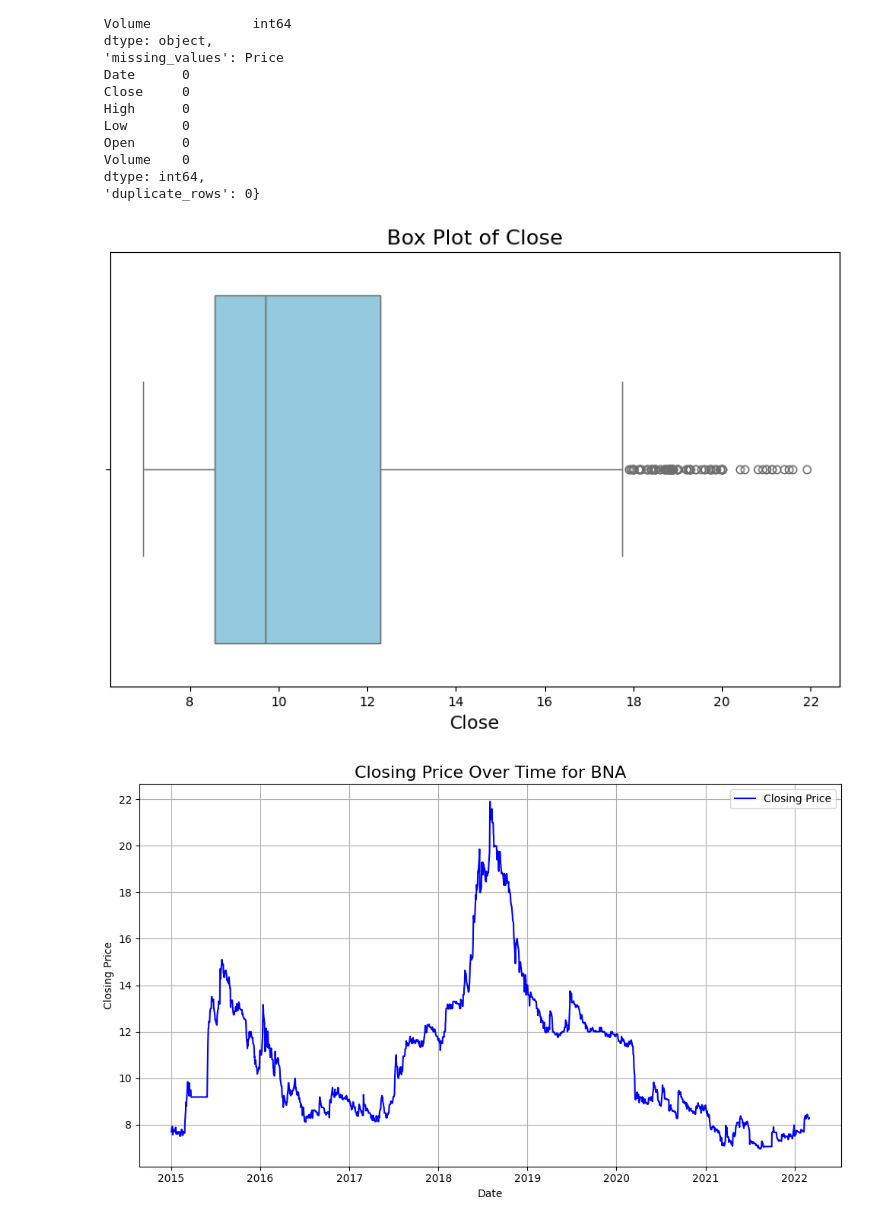
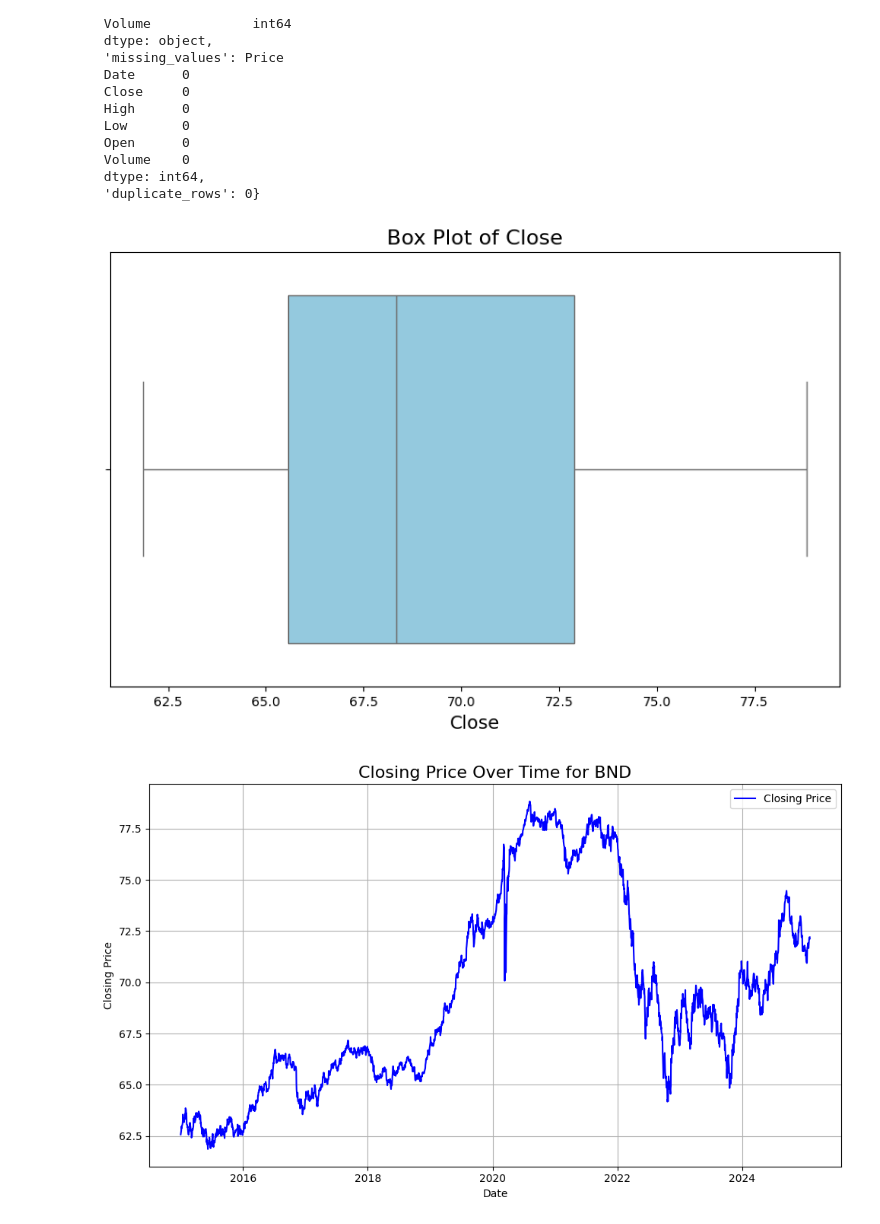
Before and after one commit to Amangtt/gmf-investments-portfolio-forecasting-, a Jupyter notebook: notebook/BNA_EDA.ipynb, the cells around one changed output. Drawn from its saved outputs; the diff is of its cells as text; code cells hidden in the pictures.

```diff
--- a/notebook/BNA_EDA.ipynb
+++ b/notebook/BNA_EDA.ipynb
@@ -5,6 +5,6 @@ sys.path.append(os.path.abspath(os.path.join('..','scripts')))
 from preprocess import cleaning
 from eda import analysis
 # %%
-bna=cleaning.load_data('BNA','2015-01-01','2025-01-31')
+bna=cleaning.load_data('BND','2015-01-01','2025-01-31')
 bna
 # %% [output]
@@ -58,11 +57,11 @@ cleaning.Inspect(bna)
 # %%
 cleaning.detect_outliers_with_boxplot(bna,'Close')
 # %% [output]
-[figure, old version]
+[figure, new version]
 # %%
-analysis.closing(bna,'BNA')
+analysis.closing(bna,'BND')
 # %% [output]
-[figure, old version]
+[figure, new version]
 # %%
 analysis.precentage_change(bna)
 # %% [output]
```
Also changed, not shown: parts of 7 cells of this notebook.
